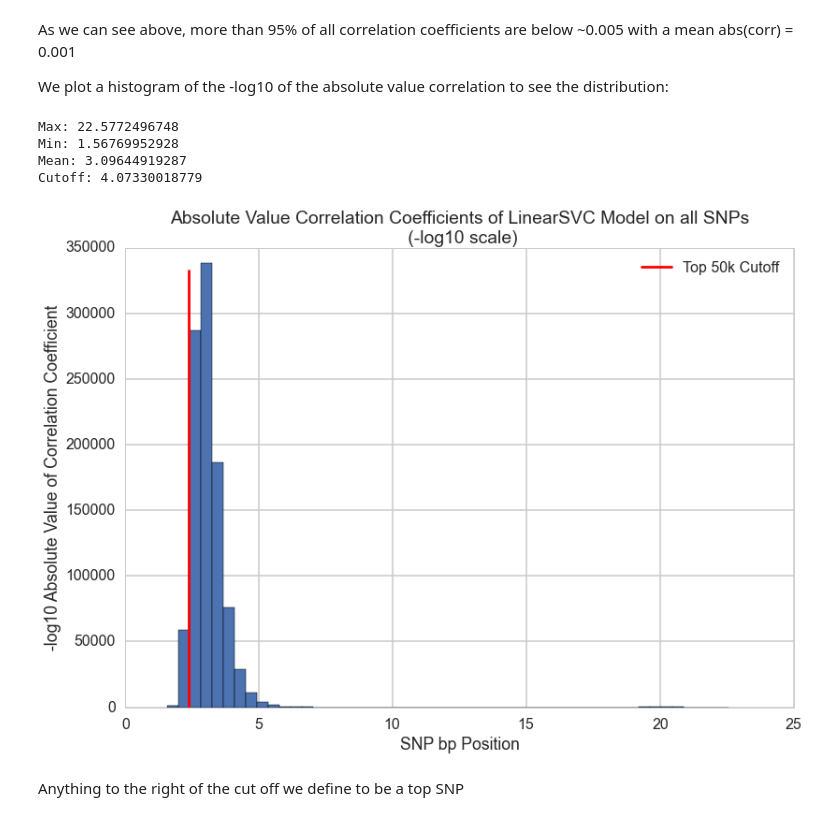
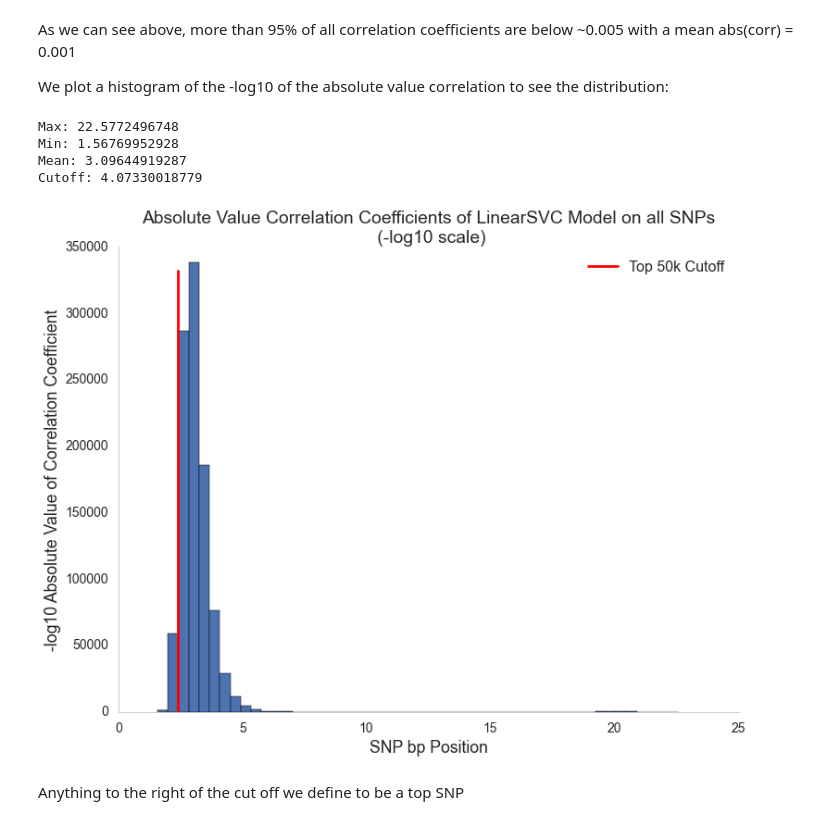
Before and after one commit to dylanpeterson/cs109-final-project, a Jupyter notebook: processbook.ipynb, the cells around one changed output. Cells and saved outputs as stored; diff of their text form; code cells hidden in the pictures.

Commit message:
pushing final graphs

```diff
--- a/processbook.ipynb
+++ b/processbook.ipynb
@@ -2049,26 +2049,37 @@ We plot a histogram of the -log10 of the absolute value correlation to see the d
 # %%
 # take -log10(correlation of the absolute values)
 a = list(np.sort(-np.log10(np.abs(coefs_df['coefficient']))))
 b=[]
 for elt in a:
     if not np.isinf(elt):
         b.append(elt)
+fig = plt.figure(figsize=(12, 9))
+ax = plt.subplot(111)
+ax.get_xaxis().tick_bottom()
+ax.get_yaxis().tick_left()
+ax.grid(b=False)
 plt.hist(b,bins=50);
 plt.axvline(b[50000],label='Top 50k Cutoff',ymax=.95,color='red');
 plt.title('Absolute Value Correlation Coefficients of LinearSVC Model on all SNPs\n (-log10 scale)');
 plt.xlabel('SNP bp Position');
 plt.ylabel('-log10 Absolute Value of Correlation Coefficient');
 plt.legend();
+
+plt.xticks(fontsize=14)
+plt.yticks(fontsize=14)
+ax.grid(b=False)
+ax.spines["top"].set_visible(False)
+ax.spines["right"].set_visible(False);
 print "Max: " + str(np.max(b))
 print "Min: " + str(np.min(b))
 print "Mean: " + str(np.mean(b))
 print "Cutoff: " + str((b)[-50000])
 # %% [output]
 Max: 22.5772496748
 Min: 1.56769952928
 Mean: 3.09644919287
 Cutoff: 4.07330018779
-[figure, old version]
+[figure, new version]
 # %% [markdown]
 Anything to the right of the cut off we define to be a top SNP
 # %% [markdown]
```
Also changed, not shown: parts of 5 cells of this notebook.
